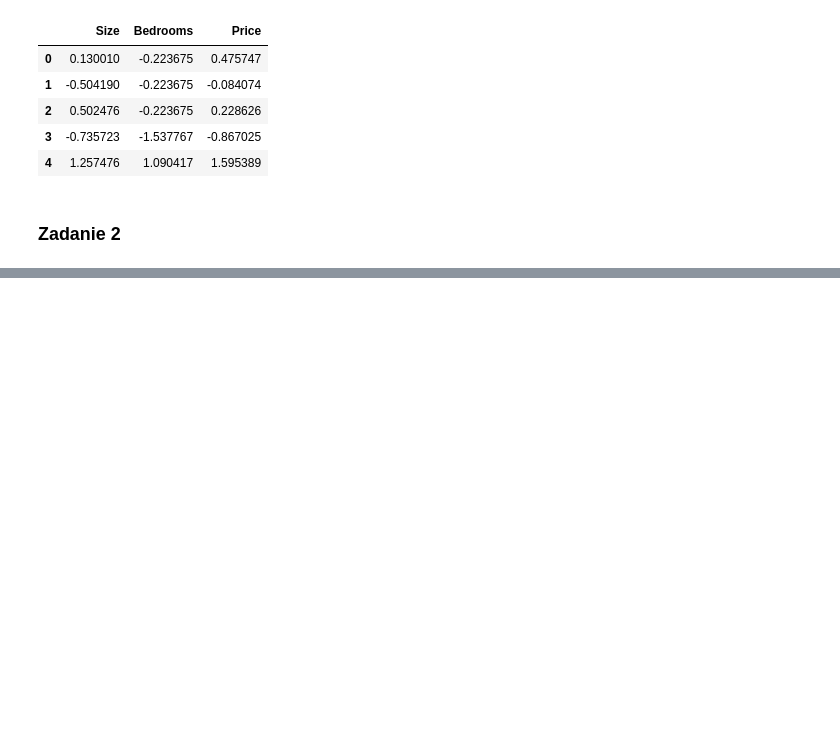
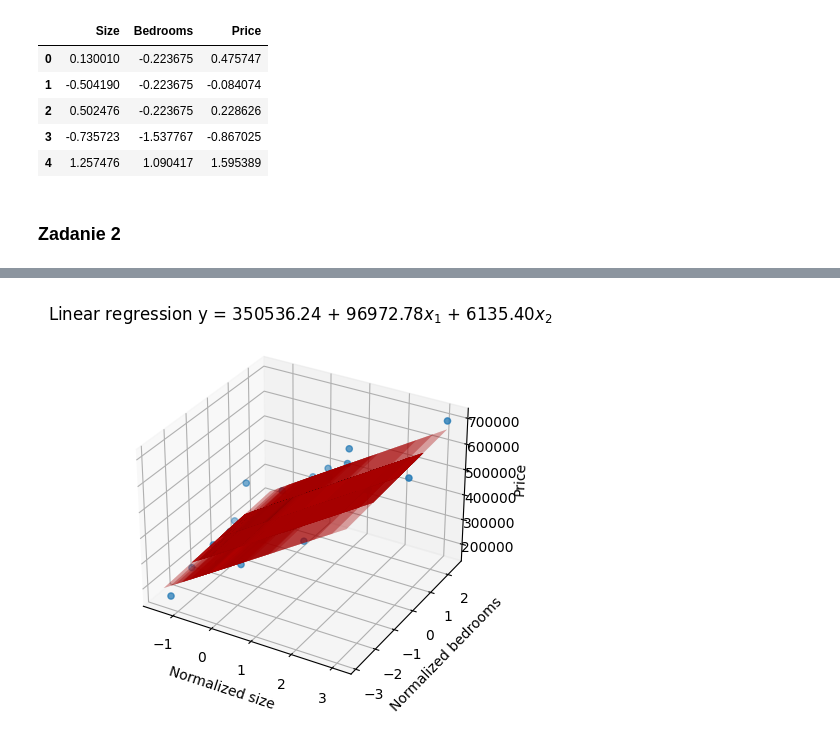
Before and after one commit to DanielJurkowski/UM, a Jupyter notebook: Lab2/lab2_jurkowski_daniel.ipynb, the cells around one changed output, grey strips where cells are left out. Cells and saved outputs as stored; diff of their text form; code cells hidden in the pictures; blank space fills up the shorter version.

```diff
--- a/Lab2/lab2_jurkowski_daniel.ipynb
+++ b/Lab2/lab2_jurkowski_daniel.ipynb
@@ -167,0 +236,21 @@ plt.show()
+# %%
+X_train, X_test, y_train, y_test = train_test_split(np.transpose(X_data2), Y_data2, test_size=0.3, random_state=30)
+
+regr = linear_model.LinearRegression()
+regr.fit(X_train, y_train)
+coef = regr.coef_
+intercept = regr.intercept_
+
+X, Y = np.meshgrid(data2_norm['Size'], data2_norm['Bedrooms'])
+fig = plt.figure()
+ax = fig.add_subplot(111, projection='3d')
+ax.scatter(data2_norm['Size'], data2_norm['Bedrooms'], data2['Price'])
+ax.plot_surface(X, Y, intercept + coef[1] * X + coef[2] * Y, alpha=0.1, color='r', label='Prediction')
+ax.grid()
+ax.set_title(f'Linear regression y = {intercept:.2f} + {coef[1]:.2f}$x_{1}$ + {coef[2]:.2f}$x_{2}$')
+ax.set_xlabel('Normalized size')
+ax.set_ylabel('Normalized bedrooms')
+ax.set_zlabel('Price')
+plt.show()
+# %% [output]
+[figure, added]
```
Also changed, not shown: parts of 12 cells of this notebook.
